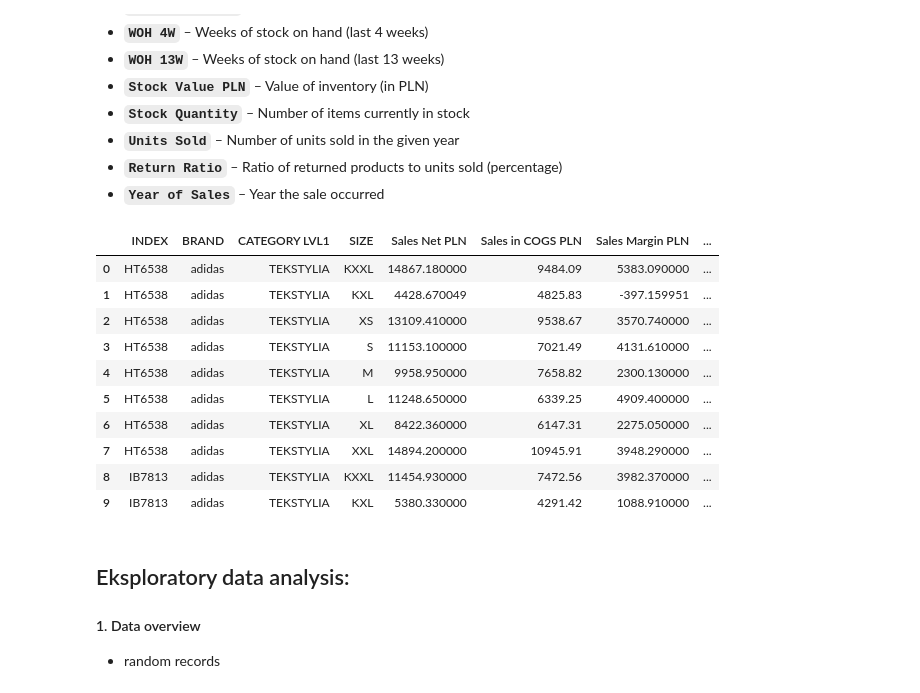
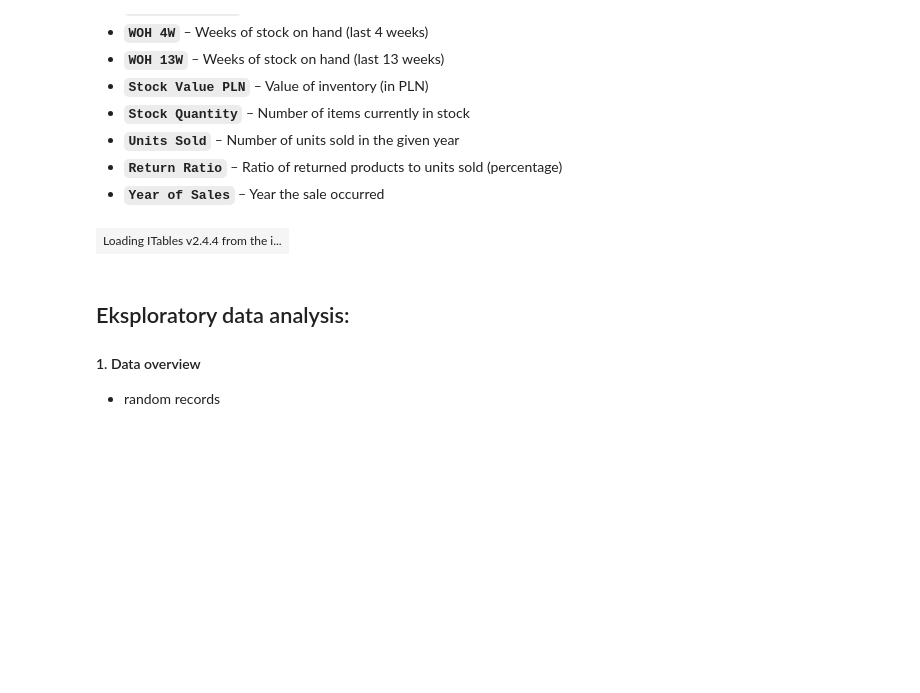
Before and after one commit to abinkiewicz/preorder_me, a Jupyter notebook: EDA.ipynb, the cells around one changed output. Saved outputs shown, nothing was run; the diff lists cells and outputs as text; code cells hidden in the pictures; blank space fills up the shorter version.

Commit message:
update itables

```diff
--- a/EDA.ipynb
+++ b/EDA.ipynb
@@ -28,22 +28,25 @@ The dataset spans **12 product colors** and **8 sizes** (from KXXL to XS) for th
 # %%
 import pandas as pd
 import openpyxl
 import seaborn as sns
+import itables
+from itables import show
 
 df = pd.read_excel('synth_sales_milanosocks_2022-2025.xlsx', sheet_name='2022')
-df.head(10)
+#df.head(10)
+
+show(
+    df,
+    maxBytes=0,
+    lengthMenu=[10, 25, 50],
+    paging=True,
+    scrollX=True,
+    columnDefs=[
+        {"width": "150px", "targets": "_all"}
+    ]
+)
 # %% [output]
-|  | INDEX | BRAND | CATEGORY LVL1 | SIZE | Sales Net PLN | Sales in COGS PLN | Sales Margin PLN | ... |
-| 0 | HT6538 | adidas | TEKSTYLIA | KXXL | 14867.180000 | 9484.09 | 5383.090000 | ... |
-| 1 | HT6538 | adidas | TEKSTYLIA | KXL | 4428.670049 | 4825.83 | -397.159951 | ... |
-| 2 | HT6538 | adidas | TEKSTYLIA | XS | 13109.410000 | 9538.67 | 3570.740000 | ... |
-| 3 | HT6538 | adidas | TEKSTYLIA | S | 11153.100000 | 7021.49 | 4131.610000 | ... |
-| 4 | HT6538 | adidas | TEKSTYLIA | M | 9958.950000 | 7658.82 | 2300.130000 | ... |
-| 5 | HT6538 | adidas | TEKSTYLIA | L | 11248.650000 | 6339.25 | 4909.400000 | ... |
-| 6 | HT6538 | adidas | TEKSTYLIA | XL | 8422.360000 | 6147.31 | 2275.050000 | ... |
-| 7 | HT6538 | adidas | TEKSTYLIA | XXL | 14894.200000 | 10945.91 | 3948.290000 | ... |
-| 8 | IB7813 | adidas | TEKSTYLIA | KXXL | 11454.930000 | 7472.56 | 3982.370000 | ... |
-| 9 | IB7813 | adidas | TEKSTYLIA | KXL | 5380.330000 | 4291.42 | 1088.910000 | ... |
+| Loading ITables v2.4.4 from the i... |
 # %% [markdown]
 ## Eksploratory data analysis:
 #### 1. Data overview
```
